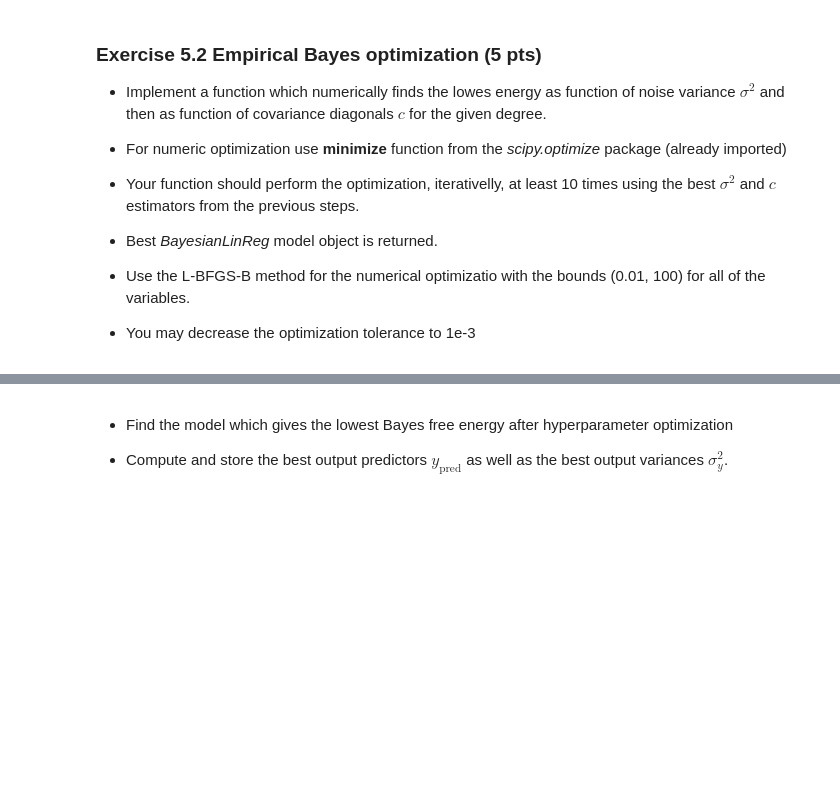
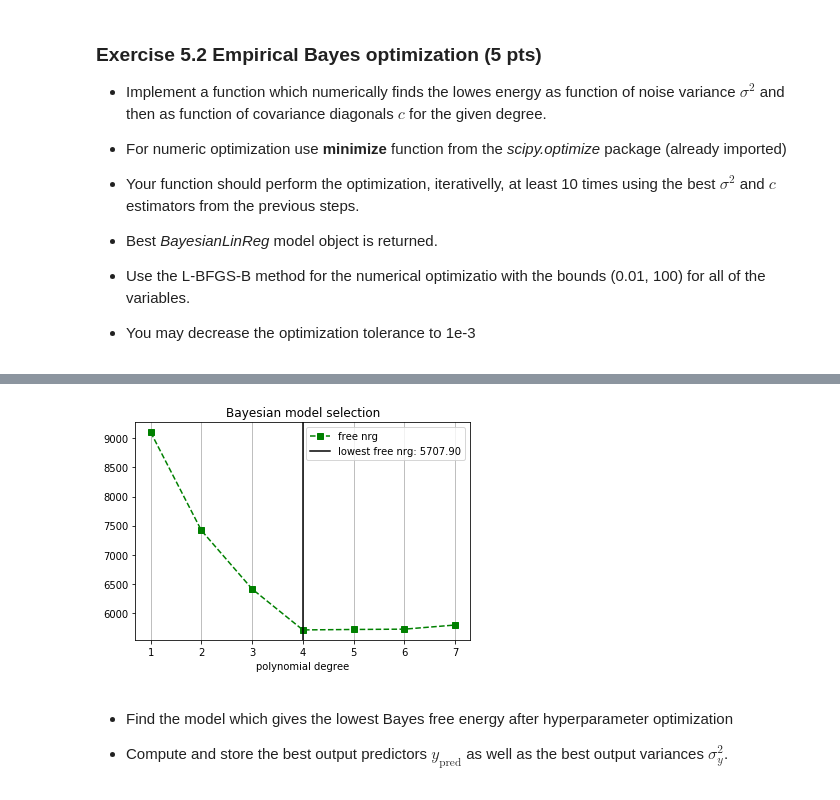
Before and after one commit to toristvan/BAP, a Jupyter notebook: HW2_new/BAP_HW_2.ipynb, the cells around one changed output, grey strips where cells are left out. Saved outputs shown, nothing was run; the diff lists cells and outputs as text; code cells hidden in the pictures; blank space fills up the shorter version.

```diff
--- a/HW2_new/BAP_HW_2.ipynb
+++ b/HW2_new/BAP_HW_2.ipynb
@@ -519,5 +545,8 @@ _=plt.legend()
 * Implement function which computes the Bayesian free energy as a function of the noise variance $\sigma^2$
 # %%
 def energy_sigma2(sigma2, degree, c):
-
+    BLR = BayesiaLinReg(degree, sigma2, c)
+    BLR.fit(X,y)
+    return BLR.energy()
     #YOUR CODE HERE
+print(energy_sigma2(sigma2, 4, c))
@@ -525,5 +556,8 @@ def energy_sigma2(sigma2, degree, c):
 * Implement function which computes the Bayesian free energy as a function of the covariance matrix diagonals $c$
 # %%
 def energy_c(c, degree, sigma2):
-
+    BLR = BayesiaLinReg(degree, sigma2, c)
+    BLR.fit(X,y)
+    return BLR.energy()
     #YOUR CODE HERE
+print(energy_sigma2(sigma2, 4, c))
@@ -555,13 +591,13 @@ def empirical(degree, n_max = 10):
     for i in range(n_max):
         bnds = ((0.01,100),)
         args = (degree,c_opt)
-        res = #YOUR CODE HERE
+        res = minimize(energy_sigma2, sigma2_opt, args = args, bounds = bnds, tol = 1e-3) #YOUR CODE HERE
 
         sigma2_opt = res['x'][0]
 
         bnds = np.array([[0.01,100]]*(degree+1))
         args = (degree,sigma2_opt)
-        res = #YOUR CODE HERE
+        res = minimize(energy_c, c_opt, args = args, bounds = bnds, tol = 1e-3) #YOUR CODE HERE
         c_opt = res['x']
 
     blr = BayesiaLinReg(degree=degree, sigma2=sigma2_opt, c = c_opt)
@@ -581,19 +617,28 @@ Your plot should look like:
 energies = []
 models = []
 for d in degrees:
+    model = empirical(d)
+    models.append(model)
+    model.fit(X,y)
+    energies.append(model.energy())
 
     #YOUR CODE HERE
 # %%
 plt.plot(degrees, energies, 'gs--',label='free nrg')
 
 #YOUR CODE HERE
+min_idx = np.argmin(energies)
+min_nrg = energies[min_idx]
+best_blr = models[min_idx]
 
 min_degree = min_idx + 1
 plt.title("Bayesian model selection")
 plt.axvline(min_degree, color='k', label=f"lowest free nrg: {min_nrg:.2f}")
 plt.grid(axis='x')
 plt.xlabel('polynomial degree')
 _=plt.legend()
+# %% [output]
+[figure, added]
 # %% [markdown]
 * Find the model which gives the lowest Bayes free energy after hyperparameter optimization
 
```
Also changed, not shown: parts of 20 cells of this notebook.
